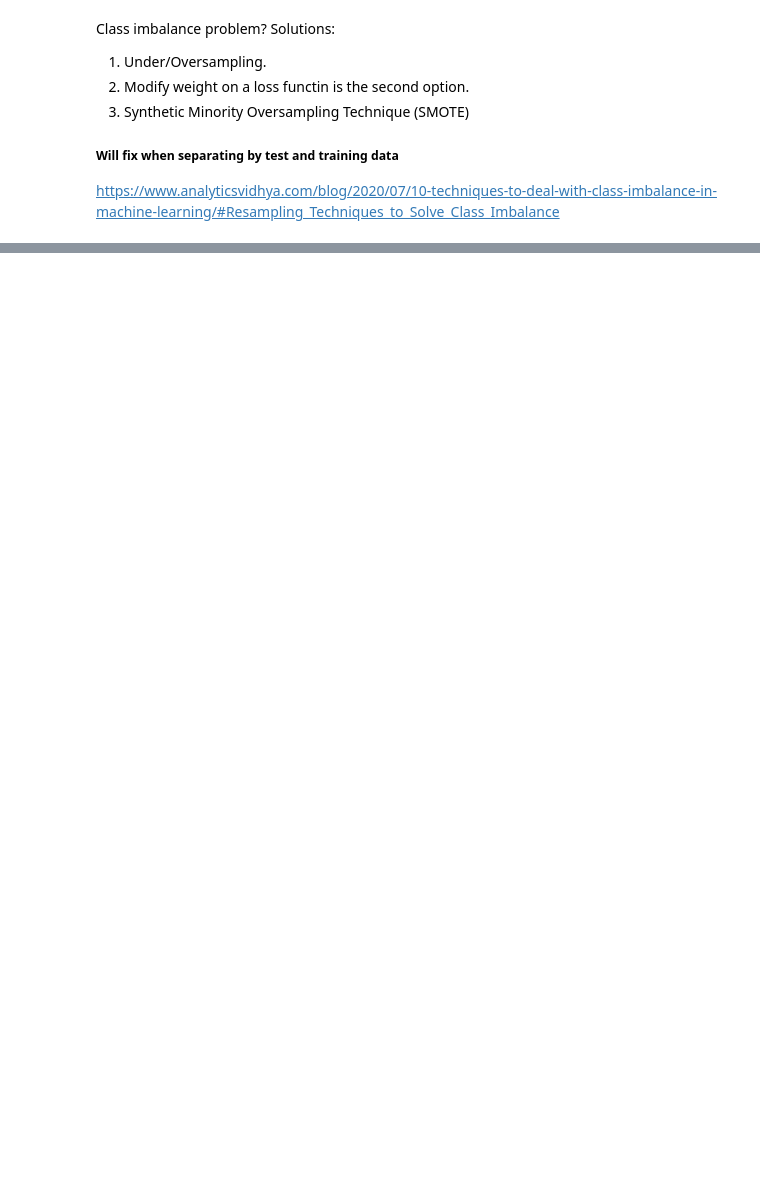
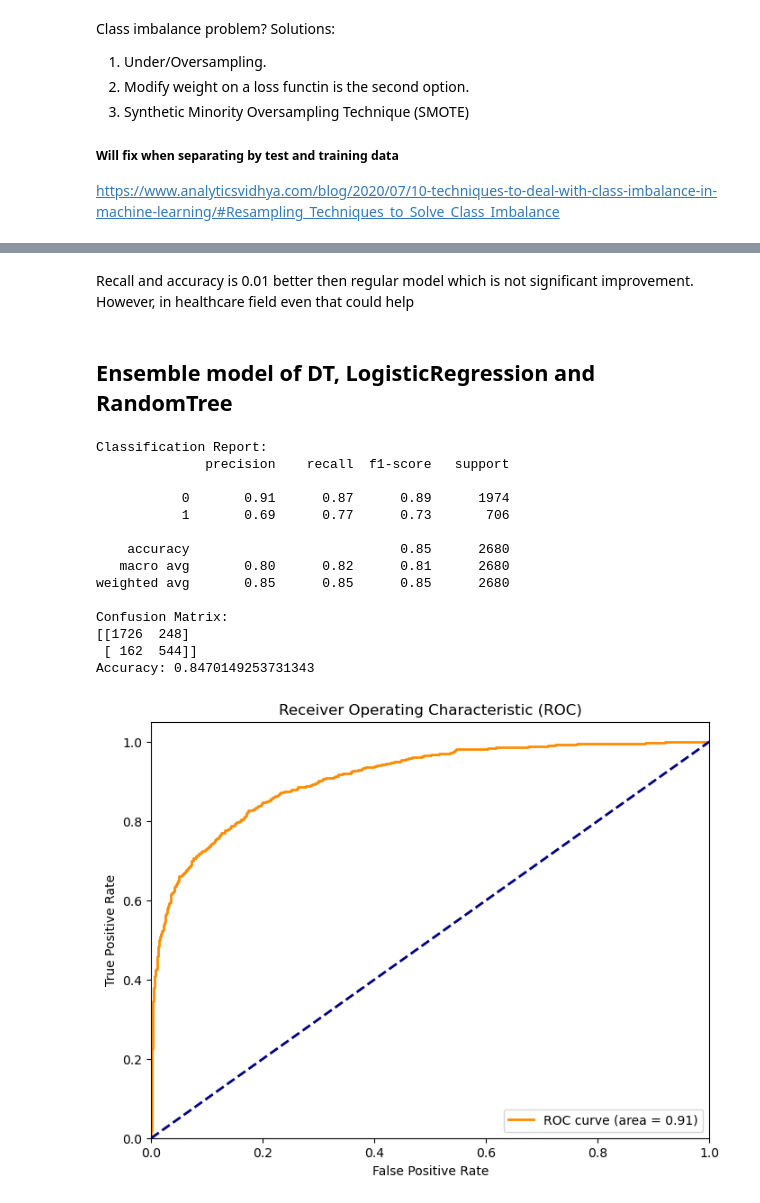
Before and after one commit to kholostovamk/Projects, a Jupyter notebook: ML/classification.ipynb, the cells around one changed output, grey strips where cells are left out. Drawn from its saved outputs; the diff is of its cells as text; code cells hidden in the pictures; blank space fills up the shorter version.

```diff
--- a/ML/classification.ipynb
+++ b/ML/classification.ipynb
@@ -136,0 +369,13 @@ SMOTE does not accept missing values encoded as NaN natively. For supervised lea
+# %%
+from sklearn.model_selection import cross_val_score
+
+# Using the best parameters found from GridSearchCV
+best_params = grid_search.best_params_
+dt_classifier = DecisionTreeClassifier(**best_params, random_state=42)
+
+# Cross-validation
+scores = cross_val_score(dt_classifier, X[final_features], y, cv=5, scoring='accuracy')
+
+print("Accuracy scores for each fold are:", scores)
+print("Mean cross-validation accuracy:", scores.mean())
+print("Standard deviation of cross-validation accuracy:", scores.std())
@@ -136,0 +559,65 @@ SMOTE does not accept missing values encoded as NaN natively. For supervised lea
+# %% [markdown]
+Recall and accuracy is 0.01 better then regular model which is not significant improvement. However, in healthcare field even that could help
+# %% [markdown]
+## Ensemble model of DT, LogisticRegression and RandomTree
+# %%
+from sklearn.ensemble import VotingClassifier, RandomForestClassifier
+
+
+random_forest = RandomForestClassifier(random_state=42)
+
+# Create a voting ensemble of the models (two have been already created previously)
+voting_clf = VotingClassifier(
+    estimators=[('dt', dt_classifier), ('lr', log_reg_best), ('rf', random_forest)],
+    voting='soft'  # or 'hard' depending on your preference
+)
+
+# Fit the ensemble model
+voting_clf.fit(X_train_scaled, y_train_smote)
+
+# Making predictions on the test set
+y_pred = voting_clf.predict(X_test_scaled)
+y_probs = voting_clf.predict_proba(X_test_scaled)[:, 1]  # Probabilities for the positive class
+
+# Evaluate the ensemble model using classification report and confusion matrix
+print("Classification Report:")
+print(classification_report(y_test, y_pred))
+
+print("Confusion Matrix:")
+print(confusion_matrix(y_test, y_pred))
+
+# Calculate the accuracy
+accuracy = accuracy_score(y_test, y_pred)
+print("Accuracy:", accuracy)
+
+# ROC curve and AUC
+fpr, tpr, thresholds = roc_curve(y_test, y_probs)
+roc_auc = auc(fpr, tpr)
+
+# Plotting the ROC Curve
+plt.figure(figsize=(8, 6))
+plt.plot(fpr, tpr, color='darkorange', lw=2, label=f'ROC curve (area = {roc_auc:.2f})')
+plt.plot([0, 1], [0, 1], color='navy', lw=2, linestyle='--')
+plt.xlim([0.0, 1.0])
+plt.ylim([0.0, 1.05])
+plt.xlabel('False Positive Rate')
+plt.ylabel('True Positive Rate')
+plt.title('Receiver Operating Characteristic (ROC)')
+plt.legend(loc="lower right")
+plt.show()
+# %% [output]
+Classification Report:
+              precision    recall  f1-score   support
+
+           0       0.91      0.87      0.89      1974
+           1       0.69      0.77      0.73       706
+
+    accuracy                           0.85      2680
+   macro avg       0.80      0.82      0.81      2680
+weighted avg       0.85      0.85      0.85      2680
+
+Confusion Matrix:
+[[1726  248]
+ [ 162  544]]
+Accuracy: 0.8470149253731343
+[figure, added]
```
Also changed, not shown: parts of 30 cells of this notebook, 2 other files.
